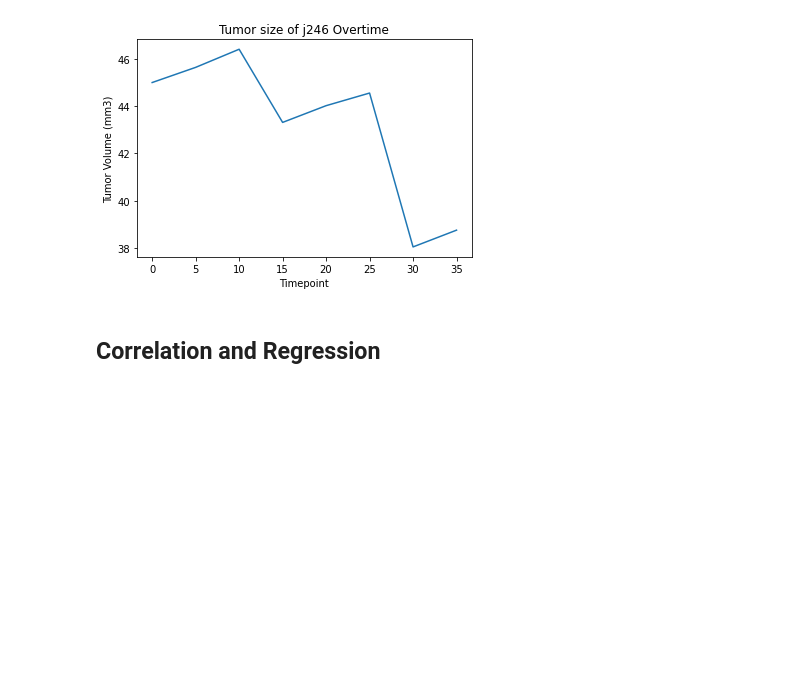
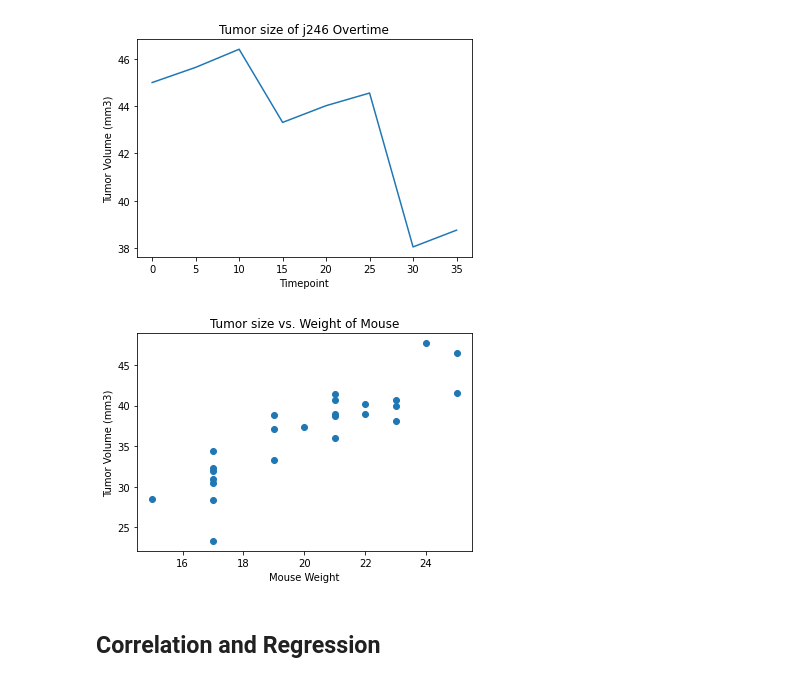
Before and after one commit to njmorr/matplotlib-challenge, a Jupyter notebook: pymaceuticals.ipynb, the cells around one changed output. Cells and saved outputs as stored; diff of their text form; code cells hidden in the pictures; blank space fills up the shorter version.

Commit message:
scatter plot formatted

```diff
--- a/pymaceuticals.ipynb
+++ b/pymaceuticals.ipynb
@@ -377,3 +375,15 @@ plt.show()
+# %%
+# Generate a scatter plot of FINAL tumor volume vs. mouse weight for the Capomulin regimen
+capomulin_df = final_volume.loc[final_volume["Drug Regimen"] == "Capomulin"]
+
+plt.scatter(capomulin_df["Weight (g)"], capomulin_df["Tumor Volume (mm3)"])
+plt.xlabel("Mouse Weight")
+plt.ylabel("Tumor Volume (mm3)")
+plt.title("Tumor size vs. Weight of Mouse")
+
+plt.show()
+# %% [output]
+[figure, added]
 # %% [markdown]
 ## Correlation and Regression
 # %%
```
Also changed, not shown: parts of 1 cell of this notebook.
